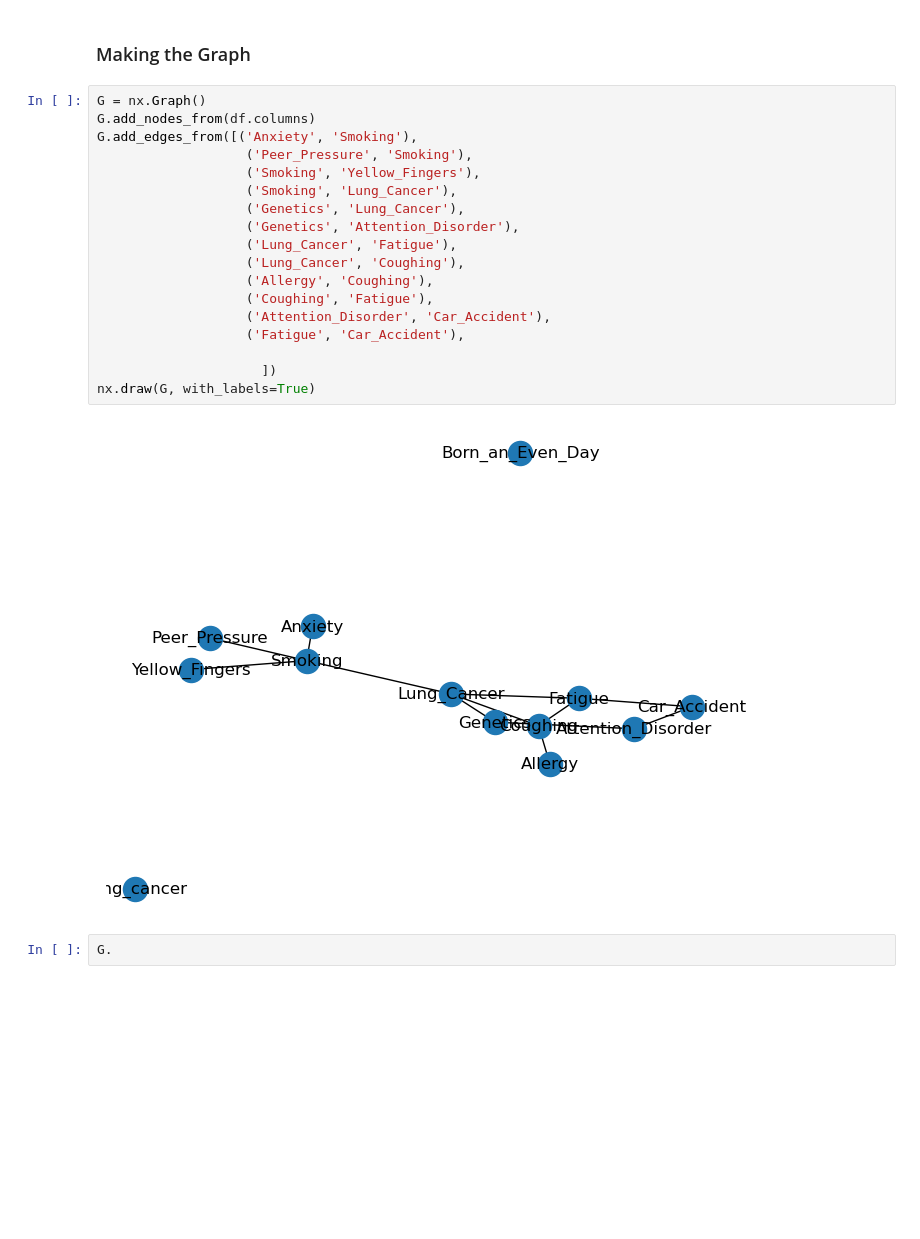
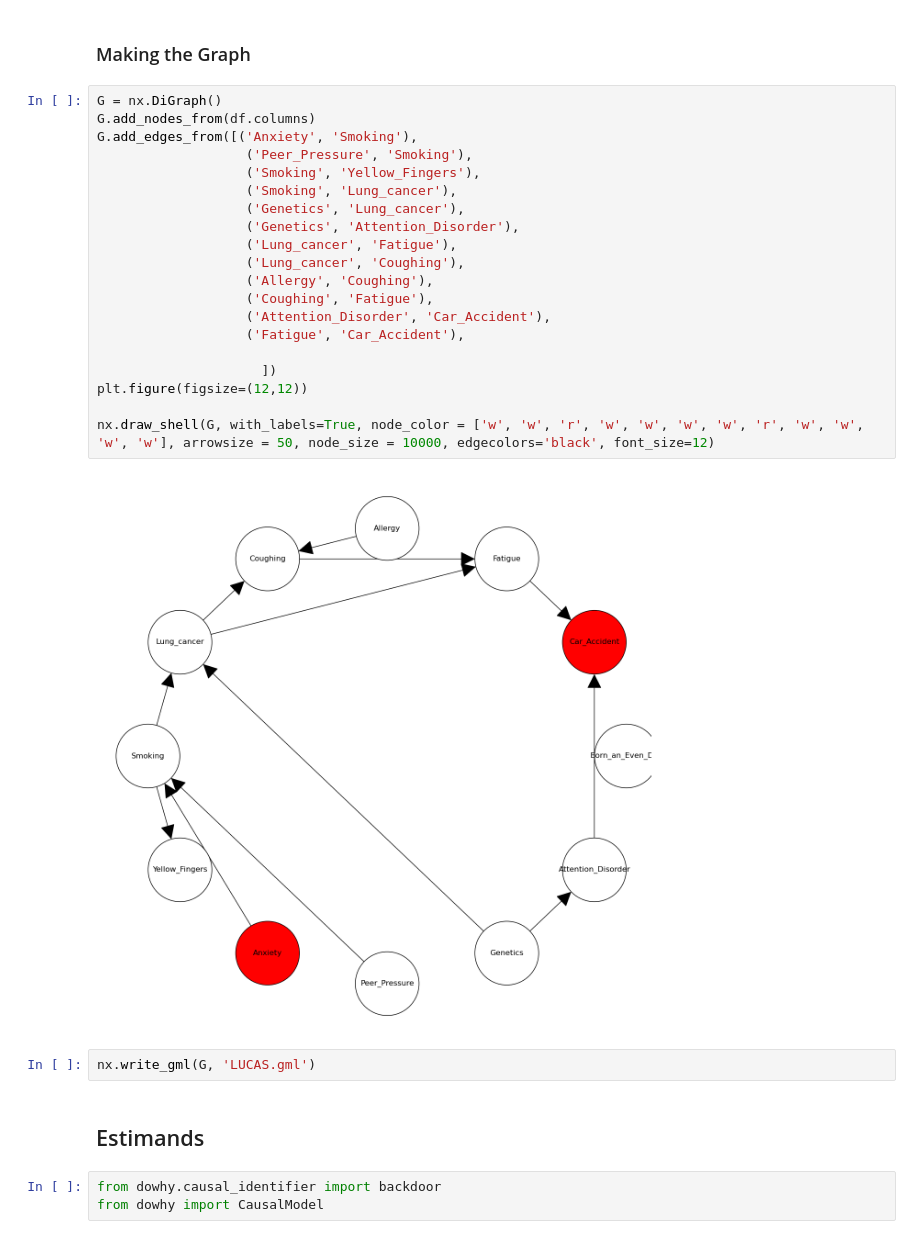
Before and after one commit to jerbeario/CasualPresentation, a Jupyter notebook: LUCAS/LUCAS_sandbox.ipynb, the cells around one changed output. Drawn from its saved outputs; the diff is of its cells as text; blank space fills up the shorter version.

Commit message:
LUCAS pipeline

```diff
--- a/LUCAS/LUCAS_sandbox.ipynb
+++ b/LUCAS/LUCAS_sandbox.ipynb
@@ -64,24 +56,31 @@ sns.heatmap(df.corr(), annot=True, fmt=".2f", ax=ax)
 # %% [markdown]
 ### Making the Graph
 # %%
-G = nx.Graph()
+G = nx.DiGraph()
 G.add_nodes_from(df.columns)
 G.add_edges_from([('Anxiety', 'Smoking'),
                    ('Peer_Pressure', 'Smoking'),
                    ('Smoking', 'Yellow_Fingers'),
-                   ('Smoking', 'Lung_Cancer'),
-                   ('Genetics', 'Lung_Cancer'),
+                   ('Smoking', 'Lung_cancer'),
+                   ('Genetics', 'Lung_cancer'),
                    ('Genetics', 'Attention_Disorder'),
-                   ('Lung_Cancer', 'Fatigue'),
-                   ('Lung_Cancer', 'Coughing'),
+                   ('Lung_cancer', 'Fatigue'),
+                   ('Lung_cancer', 'Coughing'),
                    ('Allergy', 'Coughing'),
                    ('Coughing', 'Fatigue'),
                    ('Attention_Disorder', 'Car_Accident'),
                    ('Fatigue', 'Car_Accident'),
 
                      ])
-nx.draw(G, with_labels=True)
+plt.figure(figsize=(12,12))
+
+nx.draw_shell(G, with_labels=True, node_color = ['w', 'w', 'r', 'w', 'w', 'w', 'w', 'r', 'w', 'w', 'w', 'w'], arrowsize = 50, node_size = 10000, edgecolors='black', font_size=12)
 # %% [output]
-[figure, old version]
+[figure, new version]
-# %%
-G.
+# %%
+nx.write_gml(G, 'LUCAS.gml')
+# %% [markdown]
+## Estimands
+# %%
+from dowhy.causal_identifier import backdoor
+from dowhy import CausalModel
```
Also changed, not shown: parts of 21 cells of this notebook, 2 other files.
